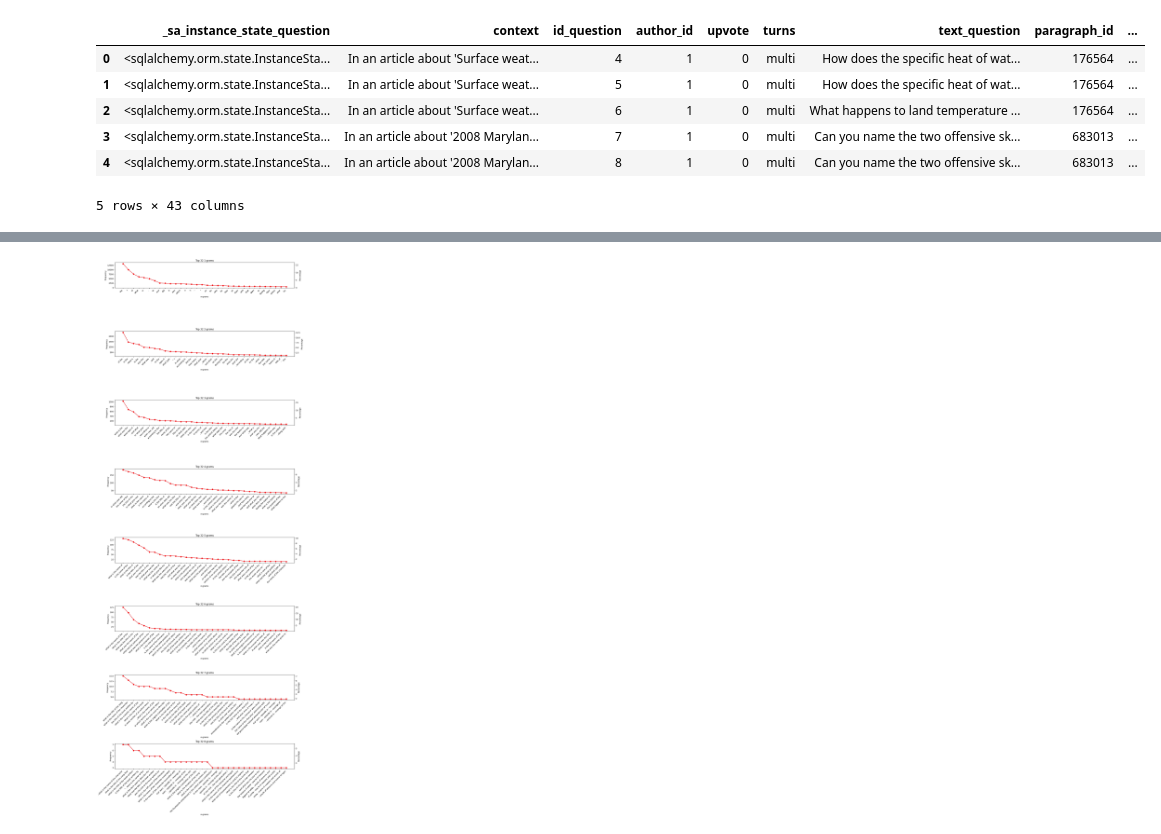
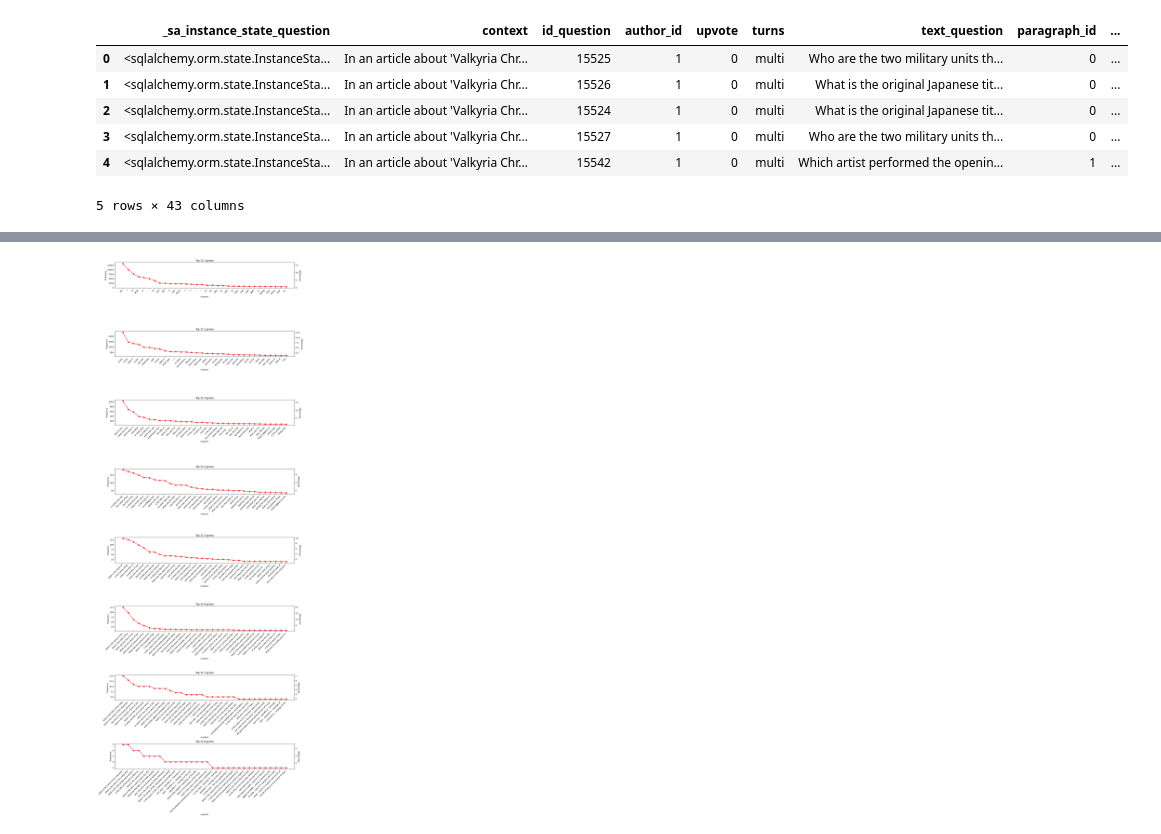
Before and after one commit to CoLearn-Dev/FleeceKM-stats, a Jupyter notebook: ASKMe/stats.ipynb, the cells around one changed output, grey strips where cells are left out. Drawn from its saved outputs; the diff is of its cells as text; code cells hidden in the pictures.

```diff
--- a/ASKMe/stats.ipynb
+++ b/ASKMe/stats.ipynb
@@ -1,18 +1,18 @@
 # %%
 import pandas as pd
 import os
 import json
 
 df_10k = pd.read_csv('../data/askme-qa/askme-10k.csv')
-df_full = pd.read_csv('../data/askme-qa/askme-full.csv')
+df_full = pd.read_csv('../data/askme-qa/askme-full-balanced.csv')
 df_full.head()
 # %% [output]
 |  | _sa_instance_state_question | context | id_question | author_id | upvote | turns | text_question | paragraph_id | ... |
-| 0 | <sqlalchemy.orm.state.InstanceSta... | In an article about 'Surface weat... | 4 | 1 | 0 | multi | How does the specific heat of wat... | 176564 | ... |
-| 1 | <sqlalchemy.orm.state.InstanceSta... | In an article about 'Surface weat... | 5 | 1 | 0 | multi | How does the specific heat of wat... | 176564 | ... |
-| 2 | <sqlalchemy.orm.state.InstanceSta... | In an article about 'Surface weat... | 6 | 1 | 0 | multi | What happens to land temperature ... | 176564 | ... |
-| 3 | <sqlalchemy.orm.state.InstanceSta... | In an article about '2008 Marylan... | 7 | 1 | 0 | multi | Can you name the two offensive sk... | 683013 | ... |
-| 4 | <sqlalchemy.orm.state.InstanceSta... | In an article about '2008 Marylan... | 8 | 1 | 0 | multi | Can you name the two offensive sk... | 683013 | ... |
+| 0 | <sqlalchemy.orm.state.InstanceSta... | In an article about 'Valkyria Chr... | 15525 | 1 | 0 | multi | Who are the two military units th... | 0 | ... |
+| 1 | <sqlalchemy.orm.state.InstanceSta... | In an article about 'Valkyria Chr... | 15526 | 1 | 0 | multi | What is the original Japanese tit... | 0 | ... |
+| 2 | <sqlalchemy.orm.state.InstanceSta... | In an article about 'Valkyria Chr... | 15524 | 1 | 0 | multi | What is the original Japanese tit... | 0 | ... |
+| 3 | <sqlalchemy.orm.state.InstanceSta... | In an article about 'Valkyria Chr... | 15527 | 1 | 0 | multi | Who are the two military units th... | 0 | ... |
+| 4 | <sqlalchemy.orm.state.InstanceSta... | In an article about 'Valkyria Chr... | 15542 | 1 | 0 | multi | Which artist performed the openin... | 1 | ... |
 5 rows × 43 columns
 # %%
 import nltk
```
Also changed, not shown: parts of 2 cells of this notebook.
